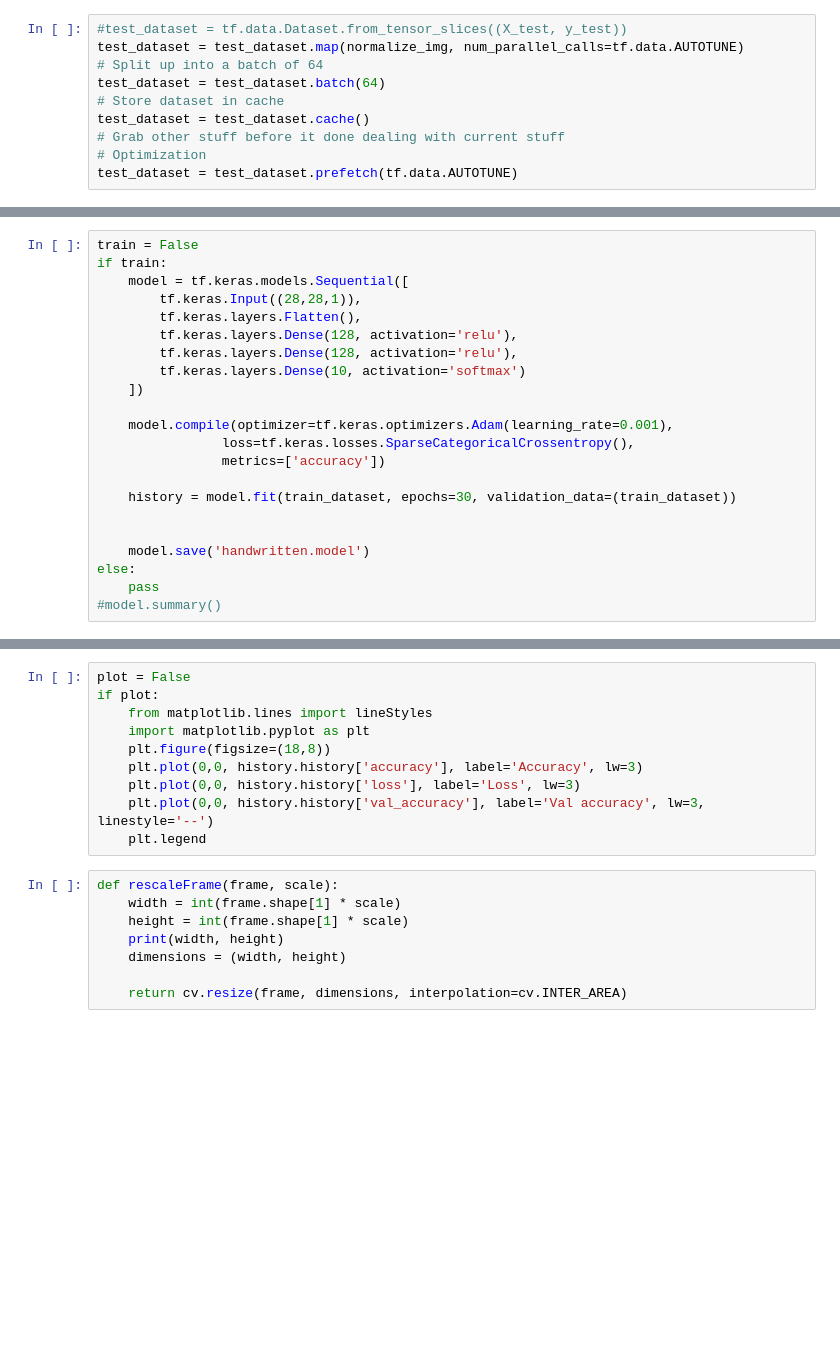
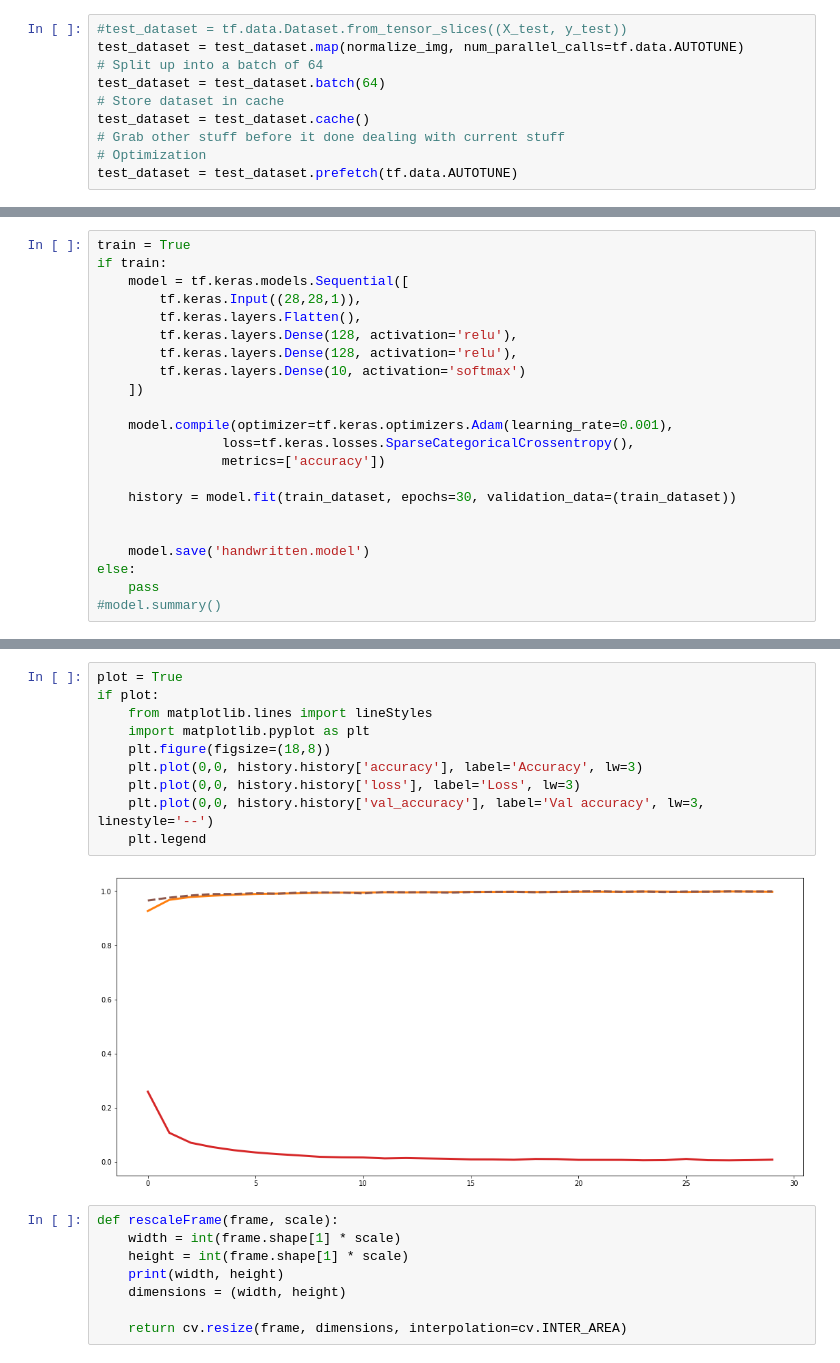
Before and after one commit to TrakeLean/Main-Project-NUM_IMG_AI, a Jupyter notebook: Optimalization.ipynb, the cells around one changed output, grey strips where cells are left out. Saved outputs shown, nothing was run; the diff lists cells and outputs as text; blank space fills up the shorter version.

```diff
--- a/Optimalization.ipynb
+++ b/Optimalization.ipynb
@@ -88,7 +121,7 @@ if visualise:
     else:
         pass
 # %%
-train = False
+train = True
 if train:
     model = tf.keras.models.Sequential([
         tf.keras.Input((28,28,1)),
@@ -119,13 +176,15 @@ print(accuracy)
 # %%
-plot = False
+plot = True
 if plot:
     from matplotlib.lines import lineStyles
     import matplotlib.pyplot as plt
     plt.figure(figsize=(18,8))
     plt.plot(0,0, history.history['accuracy'], label='Accuracy', lw=3)
     plt.plot(0,0, history.history['loss'], label='Loss', lw=3)
     plt.plot(0,0, history.history['val_accuracy'], label='Val accuracy', lw=3, linestyle='--')
     plt.legend
+# %% [output]
+[figure, added]
 # %%
 def rescaleFrame(frame, scale):
     width = int(frame.shape[1] * scale)
```
Also changed, not shown: parts of 7 cells of this notebook, 6 other files.
